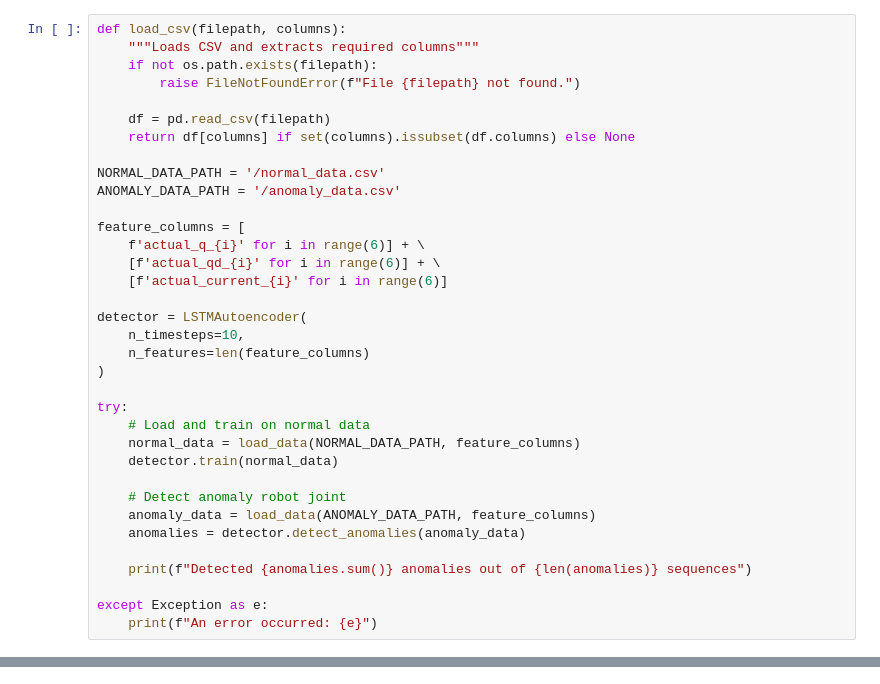
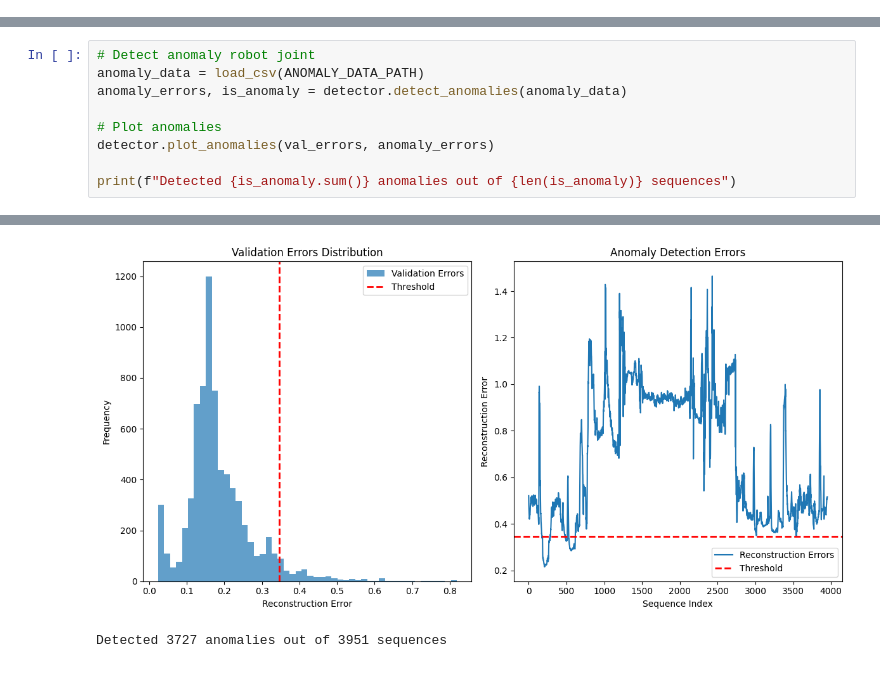
Before and after one commit to randyputra45/URAnomalyDetection, a Jupyter notebook: lstm_autoecoder.ipynb, the cells around one changed output, grey strips where cells are left out. Drawn from its saved outputs; the diff is of its cells as text.

```diff
--- a/lstm_autoecoder.ipynb
+++ b/lstm_autoecoder.ipynb
@@ -83,35 +109,0 @@ class LSTMAutoencoder:
-# %%
-def load_csv(filepath, columns):
-    """Loads CSV and extracts required columns"""
-    if not os.path.exists(filepath):
-        raise FileNotFoundError(f"File {filepath} not found.")
-
-    df = pd.read_csv(filepath)
-    return df[columns] if set(columns).issubset(df.columns) else None
-
-NORMAL_DATA_PATH = '/normal_data.csv'
-ANOMALY_DATA_PATH = '/anomaly_data.csv'
-
-feature_columns = [
-    f'actual_q_{i}' for i in range(6)] + \
-    [f'actual_qd_{i}' for i in range(6)] + \
-    [f'actual_current_{i}' for i in range(6)]
-
-detector = LSTMAutoencoder(
-    n_timesteps=10,
-    n_features=len(feature_columns)
-)
-
-try:
-    # Load and train on normal data
-    normal_data = load_data(NORMAL_DATA_PATH, feature_columns)
-    detector.train(normal_data)
-
-    # Detect anomaly robot joint
-    anomaly_data = load_data(ANOMALY_DATA_PATH, feature_columns)
-    anomalies = detector.detect_anomalies(anomaly_data)
-
-    print(f"Detected {anomalies.sum()} anomalies out of {len(anomalies)} sequences")
-
-except Exception as e:
-    print(f"An error occurred: {e}")
@@ -117,0 +176,10 @@ except Exception as e:
+# %%
+# Detect anomaly robot joint
+anomaly_data = load_csv(ANOMALY_DATA_PATH)
+anomaly_errors, is_anomaly = detector.detect_anomalies(anomaly_data)
+
+# Plot anomalies
+detector.plot_anomalies(val_errors, anomaly_errors)
+
+print(f"Detected {is_anomaly.sum()} anomalies out of {len(is_anomaly)} sequences")
+# %% [output]
@@ -117,0 +187,2 @@ except Exception as e:
+[figure, added]
+Detected 3727 anomalies out of 3951 sequences
```
Also changed, not shown: parts of 4 cells of this notebook, 18 other files.
